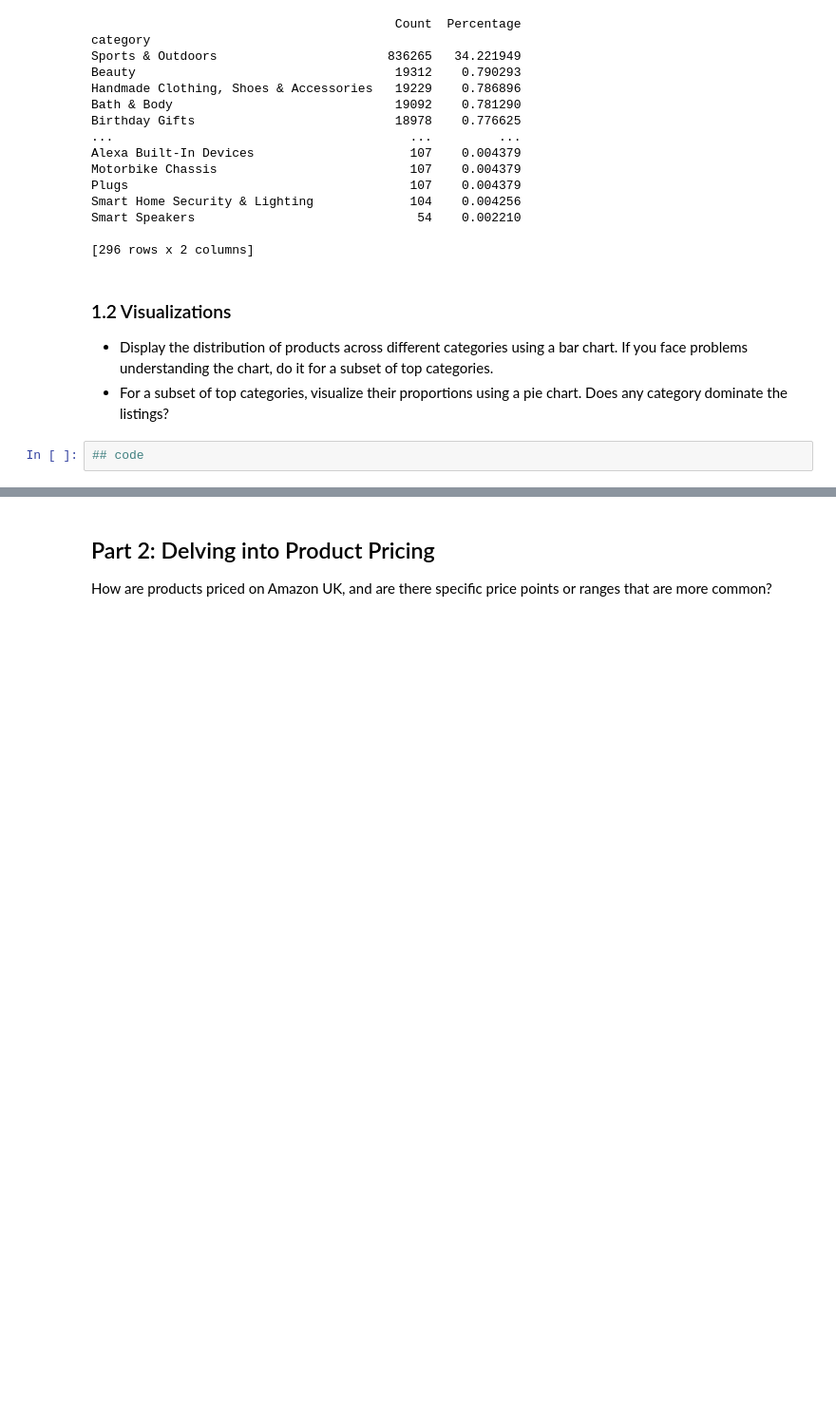
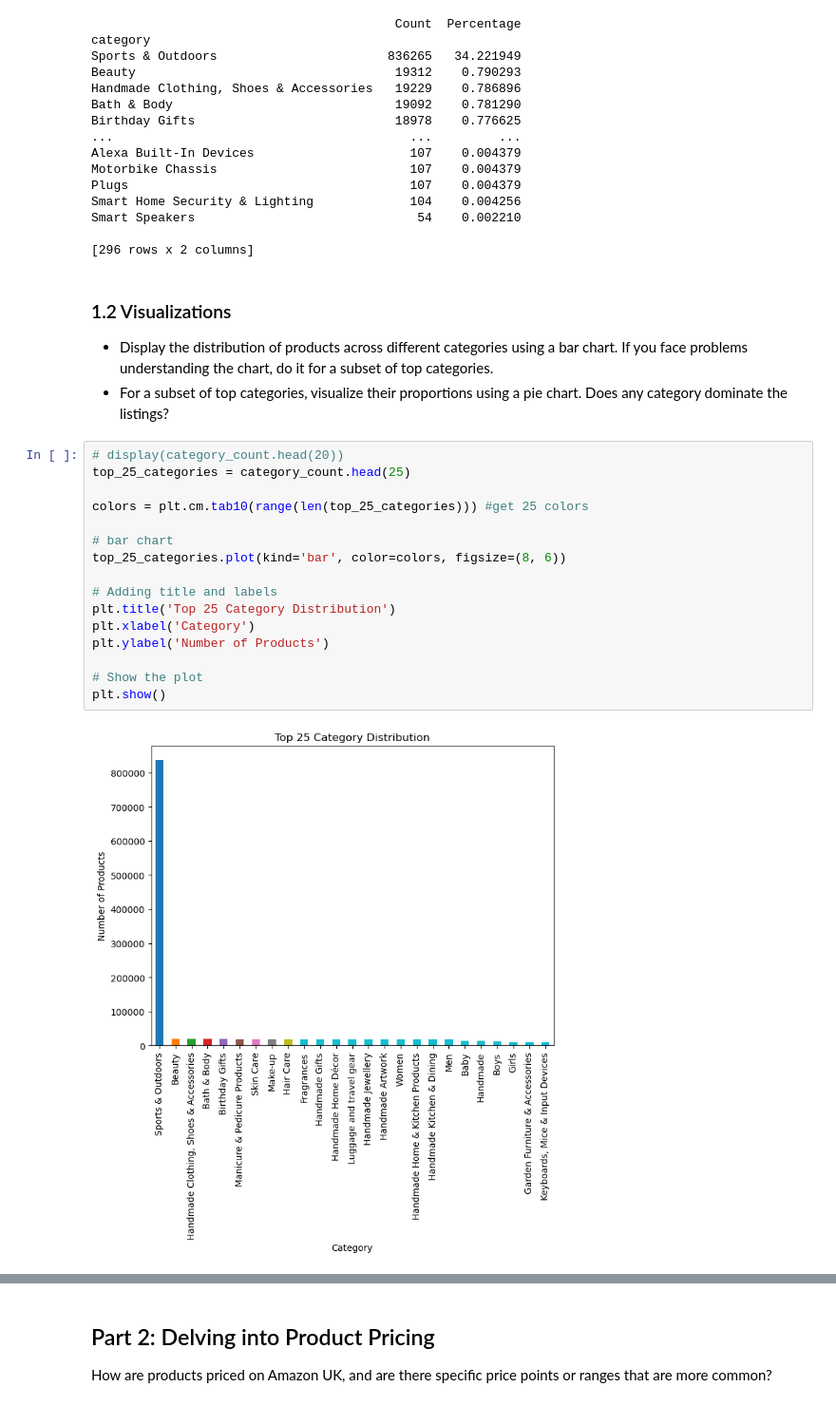
Before and after one commit to data-bootcamp-v4/lab-eda-univariate, a Jupyter notebook: lab-eda-univariate.ipynb, the cells around one changed output, grey strips where cells are left out. Shown at 95% size. Drawn from its saved outputs; the diff is of its cells as text; blank space fills up the shorter version.

Commit message:
add bar plot

```diff
--- a/lab-eda-univariate.ipynb
+++ b/lab-eda-univariate.ipynb
@@ -81,4 +83,20 @@ Smart Speakers                              54    0.002210
 - Display the distribution of products across different categories using a bar chart. If you face problems understanding the chart, do it for a subset of top categories.
 - For a subset of top categories, visualize their proportions using a pie chart. Does any category dominate the listings?
 # %%
-## code
+# display(category_count.head(20))
+top_25_categories = category_count.head(25)
+
+colors = plt.cm.tab10(range(len(top_25_categories))) #get 25 colors
+
+# bar chart
+top_25_categories.plot(kind='bar', color=colors, figsize=(8, 6))
+
+# Adding title and labels
+plt.title('Top 25 Category Distribution')
+plt.xlabel('Category')
+plt.ylabel('Number of Products')
+
+# Show the plot
+plt.show()
+# %% [output]
+[figure, added]
```
Also changed, not shown: parts of 4 cells of this notebook.
